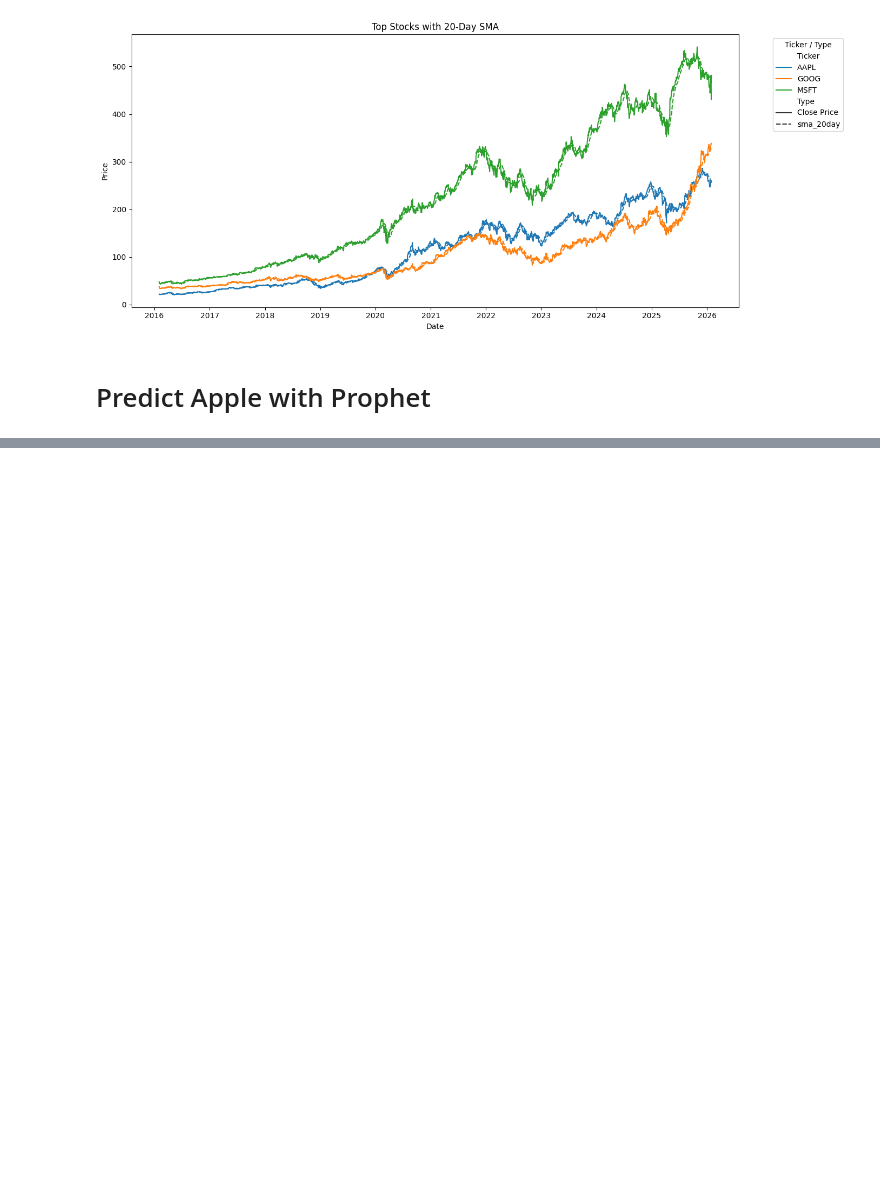
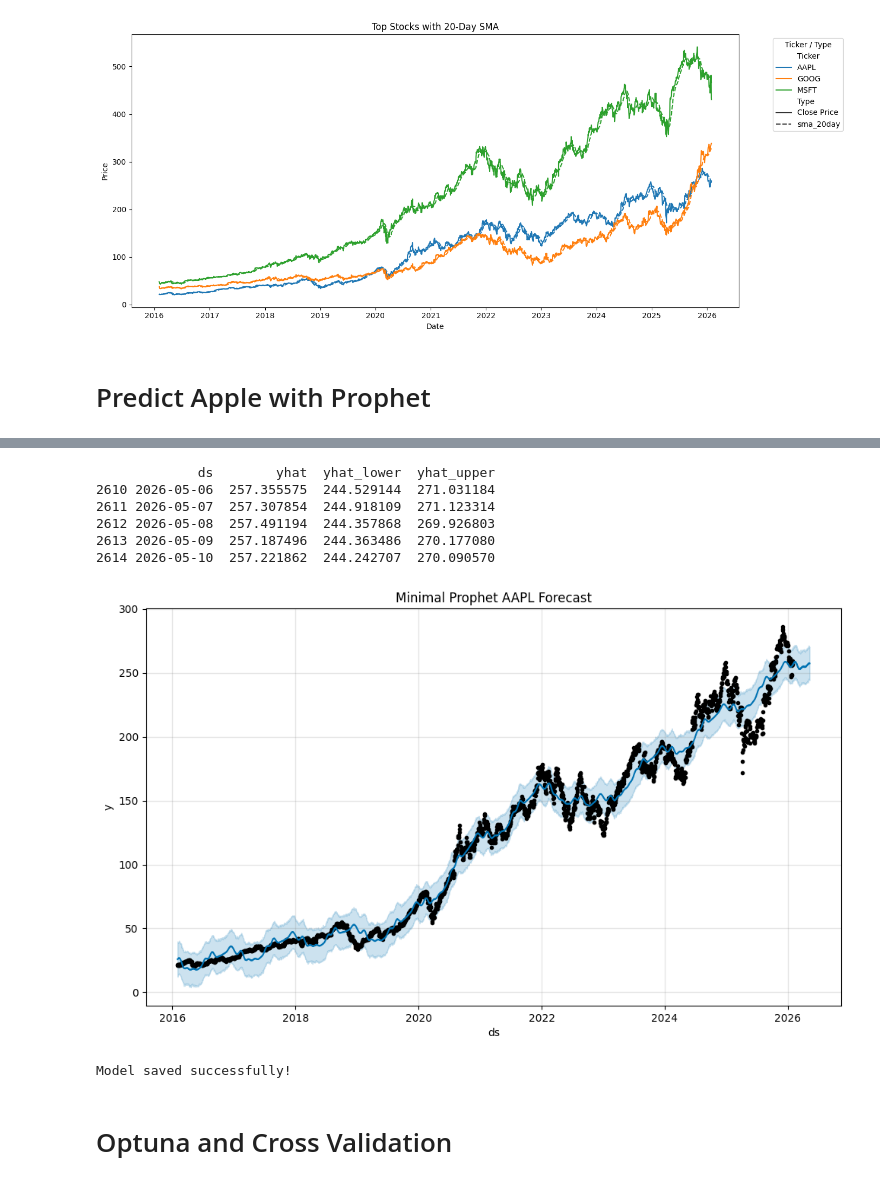
Before and after one commit to nicksalem/2026_github_projects, a Jupyter notebook: finance_time_series_forecasting/finance.ipynb, the cells around one changed output, grey strips where cells are left out. Saved outputs shown, nothing was run; the diff lists cells and outputs as text; code cells hidden in the pictures; blank space fills up the shorter version.

```diff
--- a/finance_time_series_forecasting/finance.ipynb
+++ b/finance_time_series_forecasting/finance.ipynb
@@ -193,0 +165,30 @@ ValueError: An error occurred when parsing Stan csv C:\Users\nick\AppData\Local\
+# %%
+# --- Step 3: Create future dataframe (10 days ahead) ---
+future = model.make_future_dataframe(periods=100)
+
+# --- Step 4: Predict ---
+forecast = model.predict(future)
+
+# --- Step 5: Inspect results ---
+print(forecast[['ds', 'yhat', 'yhat_lower', 'yhat_upper']].tail())
+
+# --- Step 6: Optional: plot forecast ---
+fig1 = model.plot(forecast)
+plt.title("Minimal Prophet AAPL Forecast")
+plt.show()
+# %% [output]
+             ds        yhat  yhat_lower  yhat_upper
+2610 2026-05-06  257.355575  244.529144  271.031184
+2611 2026-05-07  257.307854  244.918109  271.123314
+2612 2026-05-08  257.491194  244.357868  269.926803
+2613 2026-05-09  257.187496  244.363486  270.177080
+2614 2026-05-10  257.221862  244.242707  270.090570
+[figure, added]
+# %%
+# --- Save the model to disk ---
+joblib.dump(model, f"prophet_model_aapl_base_{day}.pkl")
+print("Model saved successfully!")
+# %% [output]
+Model saved successfully!
+# %% [markdown]
+# Optuna and Cross Validation
```
Also changed, not shown: parts of 42 cells of this notebook.
